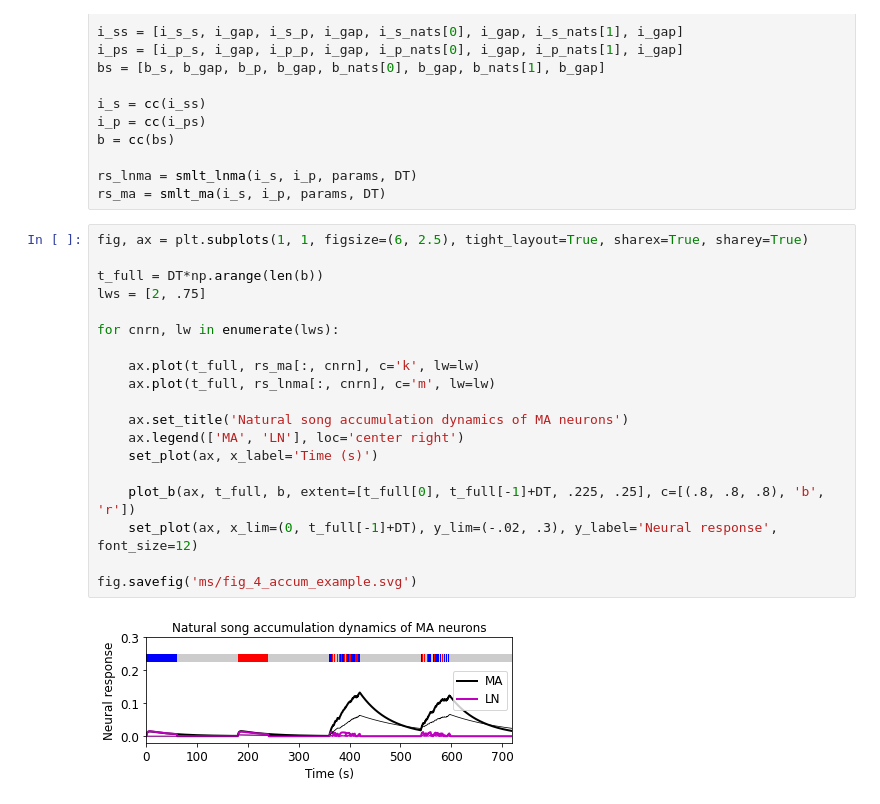
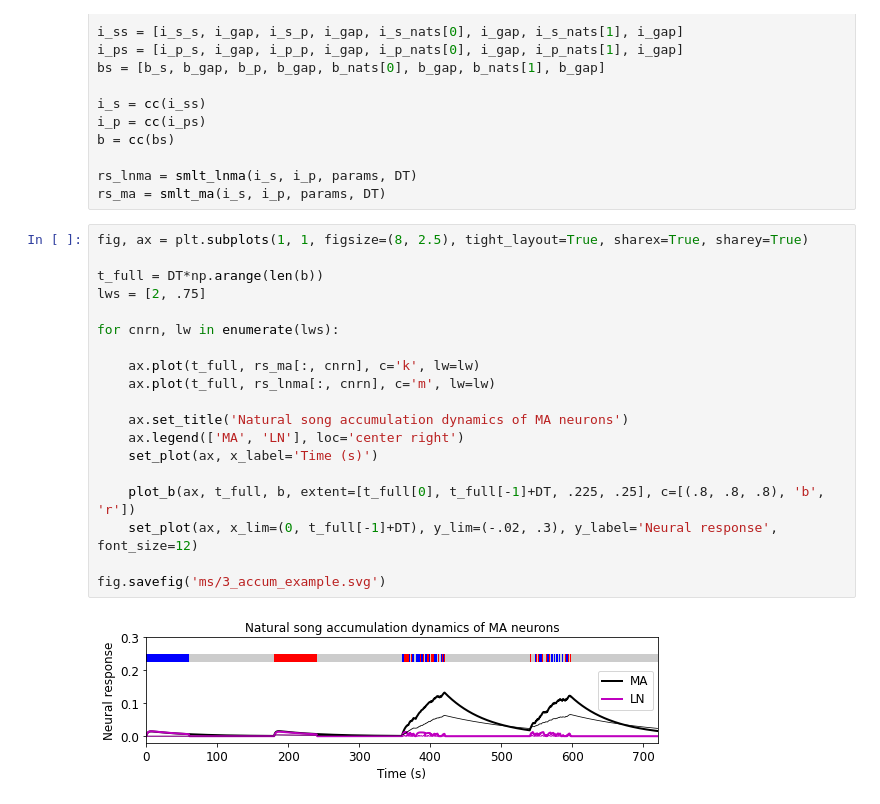
Before and after one commit to rkp8000/inferring-neural-codes, a Jupyter notebook: 10_A_single_nrn_song_accumulation.ipynb, the cells around one changed output. Saved outputs shown, nothing was run; the diff lists cells and outputs as text.

```diff
--- a/10_A_single_nrn_song_accumulation.ipynb
+++ b/10_A_single_nrn_song_accumulation.ipynb
@@ -111,23 +112,23 @@ b = cc(bs)
 rs_lnma = smlt_lnma(i_s, i_p, params, DT)
 rs_ma = smlt_ma(i_s, i_p, params, DT)
 # %%
-fig, ax = plt.subplots(1, 1, figsize=(6, 2.5), tight_layout=True, sharex=True, sharey=True)
+fig, ax = plt.subplots(1, 1, figsize=(8, 2.5), tight_layout=True, sharex=True, sharey=True)
 
 t_full = DT*np.arange(len(b))
 lws = [2, .75]
 
 for cnrn, lw in enumerate(lws):
 
     ax.plot(t_full, rs_ma[:, cnrn], c='k', lw=lw)
     ax.plot(t_full, rs_lnma[:, cnrn], c='m', lw=lw)
 
     ax.set_title('Natural song accumulation dynamics of MA neurons')
     ax.legend(['MA', 'LN'], loc='center right')
     set_plot(ax, x_label='Time (s)')
 
     plot_b(ax, t_full, b, extent=[t_full[0], t_full[-1]+DT, .225, .25], c=[(.8, .8, .8), 'b', 'r'])
     set_plot(ax, x_lim=(0, t_full[-1]+DT), y_lim=(-.02, .3), y_label='Neural response', font_size=12)
 
-fig.savefig('ms/fig_4_accum_example.svg')
+fig.savefig('ms/3_accum_example.svg')
 # %% [output]
-[figure, old version]
+[figure, new version]
```
Also changed, not shown: parts of 10 cells of this notebook, 52 other files.
